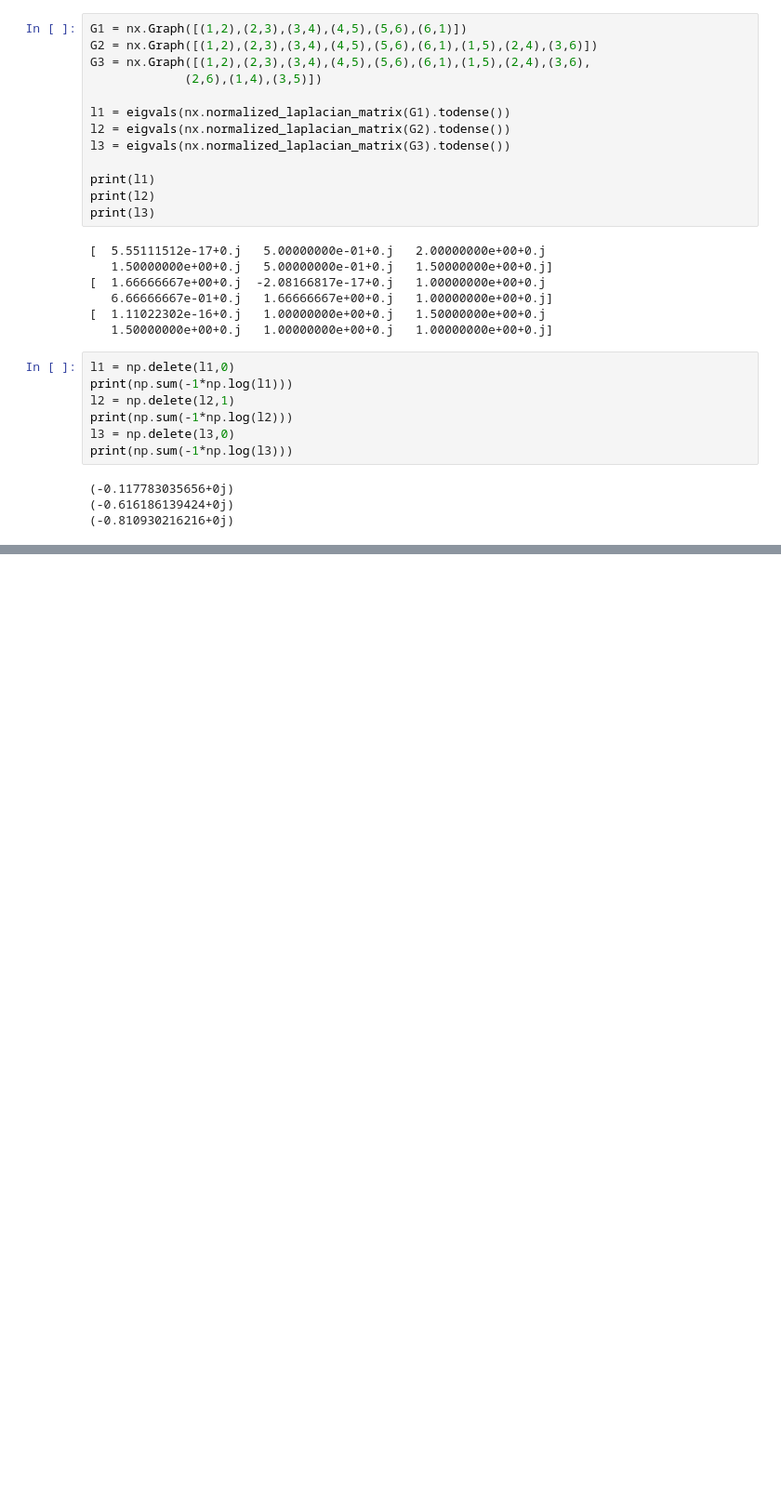
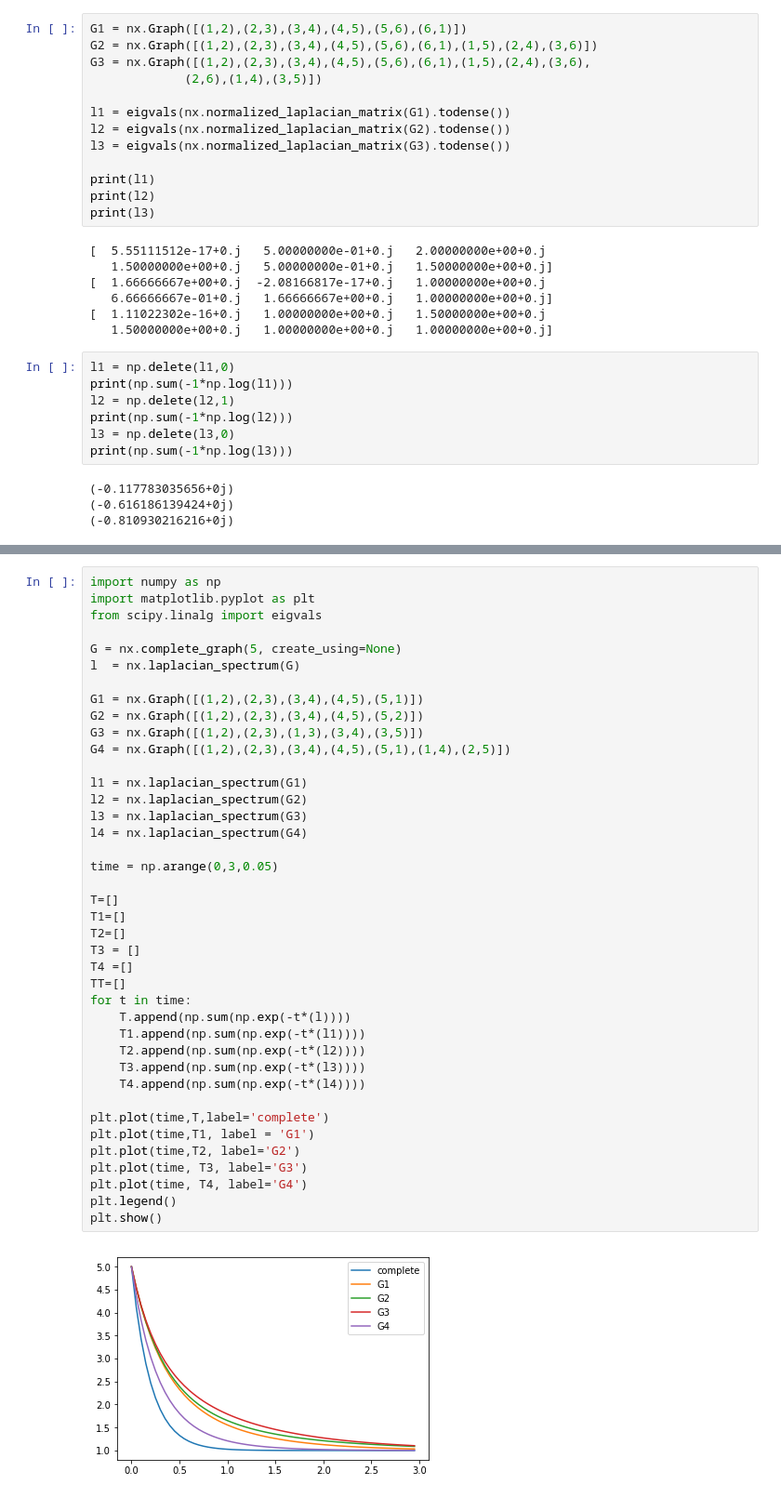
Before and after one commit to NanyanziAlice/Research-Code, a Jupyter notebook: Diffusion-Kernel.ipynb, the cells around one changed output, grey strips where cells are left out. Shown at 93% size. Cells and saved outputs as stored; diff of their text form; blank space fills up the shorter version.

```diff
--- a/Diffusion-Kernel.ipynb
+++ b/Diffusion-Kernel.ipynb
@@ -562,0 +661,42 @@ print(np.sum(-1*np.log(l3)))
+# %%
+import numpy as np
+import matplotlib.pyplot as plt
+from scipy.linalg import eigvals
+
+G = nx.complete_graph(5, create_using=None)
+l  = nx.laplacian_spectrum(G)
+
+G1 = nx.Graph([(1,2),(2,3),(3,4),(4,5),(5,1)])
+G2 = nx.Graph([(1,2),(2,3),(3,4),(4,5),(5,2)])
+G3 = nx.Graph([(1,2),(2,3),(1,3),(3,4),(3,5)])
+G4 = nx.Graph([(1,2),(2,3),(3,4),(4,5),(5,1),(1,4),(2,5)])
+
+l1 = nx.laplacian_spectrum(G1)
+l2 = nx.laplacian_spectrum(G2)
+l3 = nx.laplacian_spectrum(G3)
+l4 = nx.laplacian_spectrum(G4)
+
+time = np.arange(0,3,0.05)
+
+T=[]
+T1=[]
+T2=[]
+T3 = []
+T4 =[]
+TT=[]
+for t in time:
+    T.append(np.sum(np.exp(-t*(l))))
+    T1.append(np.sum(np.exp(-t*(l1))))
+    T2.append(np.sum(np.exp(-t*(l2))))
+    T3.append(np.sum(np.exp(-t*(l3))))
+    T4.append(np.sum(np.exp(-t*(l4))))
+
+plt.plot(time,T,label='complete')
+plt.plot(time,T1, label = 'G1')
+plt.plot(time,T2, label='G2')
+plt.plot(time, T3, label='G3')
+plt.plot(time, T4, label='G4')
+plt.legend()
+plt.show()
+# %% [output]
+[figure, added]
```
Also changed, not shown: parts of 7 cells of this notebook, 5 other files.
